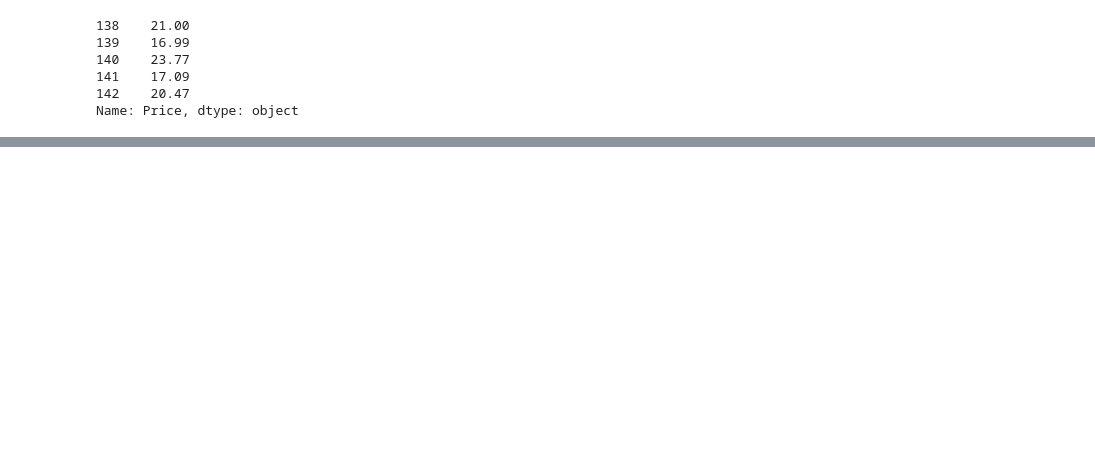
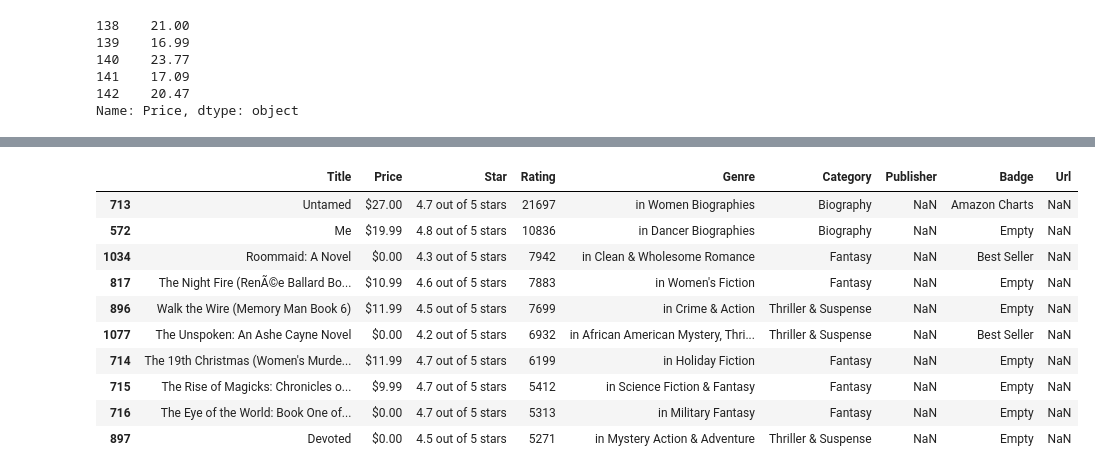
Before and after one commit to Richa-Vala/NYCWebscraping, a Jupyter notebook: NYCEDA.ipynb, the cells around one changed output, grey strips where cells are left out. Saved outputs shown, nothing was run; the diff lists cells and outputs as text; code cells hidden in the pictures; blank space fills up the shorter version.

```diff
--- a/NYCEDA.ipynb
+++ b/NYCEDA.ipynb
@@ -5,2 +12,4 @@ import matplotlib.pyplot as plt
 # %%
 dfbook = pd.read_csv('AmazonBooks.csv')
+# %%
+dfbook1 = pd.read_csv('AmazonBooks.csv')
@@ -263,0 +533,27 @@ Name: Price, dtype: object
+# %%
+# 1. Which books got the max star rating ?
+
+top = dfbook1[ dfbook1['Rating'].notna()]
+top = top[top['Rating'] != "Empty"]
+top['Rating'] = top['Rating'].str.replace(',','')
+top["Rating"] = top["Rating"].astype(str).astype(int)
+top.sort_values('Rating', ascending=False).head(10)
+
+# result = top[top['Rating'] == max(dfbook['Rating'])]
+# result
+# dfbook["Rating"]= dfbook["Rating"].astype(str).astype(int)
+# #dfbook['Rating'] = dfbook['Rating'].str.replace(',','')
+
+# dfbook[dfbook['Rating'] == max(dfbook['Rating'])]
+# %% [output]
+|  | Title | Price | Star | Rating | Genre | Category | Publisher | Badge | Url |
+| 713 | Untamed | $27.00 | 4.7 out of 5 stars | 21697 | in Women Biographies | Biography | NaN | Amazon Charts | NaN |
+| 572 | Me | $19.99 | 4.8 out of 5 stars | 10836 | in Dancer Biographies | Biography | NaN | Empty | NaN |
+| 1034 | Roommaid: A Novel | $0.00 | 4.3 out of 5 stars | 7942 | in Clean & Wholesome Romance | Fantasy | NaN | Best Seller | NaN |
+| 817 | The Night Fire (RenÃ©e Ballard Bo... | $10.99 | 4.6 out of 5 stars | 7883 | in Women's Fiction | Fantasy | NaN | Empty | NaN |
+| 896 | Walk the Wire (Memory Man Book 6) | $11.99 | 4.5 out of 5 stars | 7699 | in Crime & Action | Thriller & Suspense | NaN | Empty | NaN |
+| 1077 | The Unspoken: An Ashe Cayne Novel | $0.00 | 4.2 out of 5 stars | 6932 | in African American Mystery, Thri... | Thriller & Suspense | NaN | Best Seller | NaN |
+| 714 | The 19th Christmas (Women's Murde... | $11.99 | 4.7 out of 5 stars | 6199 | in Holiday Fiction | Fantasy | NaN | Empty | NaN |
+| 715 | The Rise of Magicks: Chronicles o... | $9.99 | 4.7 out of 5 stars | 5412 | in Science Fiction & Fantasy | Fantasy | NaN | Empty | NaN |
+| 716 | The Eye of the World: Book One of... | $0.00 | 4.7 out of 5 stars | 5313 | in Military Fantasy | Fantasy | NaN | Empty | NaN |
+| 897 | Devoted | $0.00 | 4.5 out of 5 stars | 5271 | in Mystery Action & Adventure | Thriller & Suspense | NaN | Empty | NaN |
```
Also changed, not shown: parts of 60 cells of this notebook.
